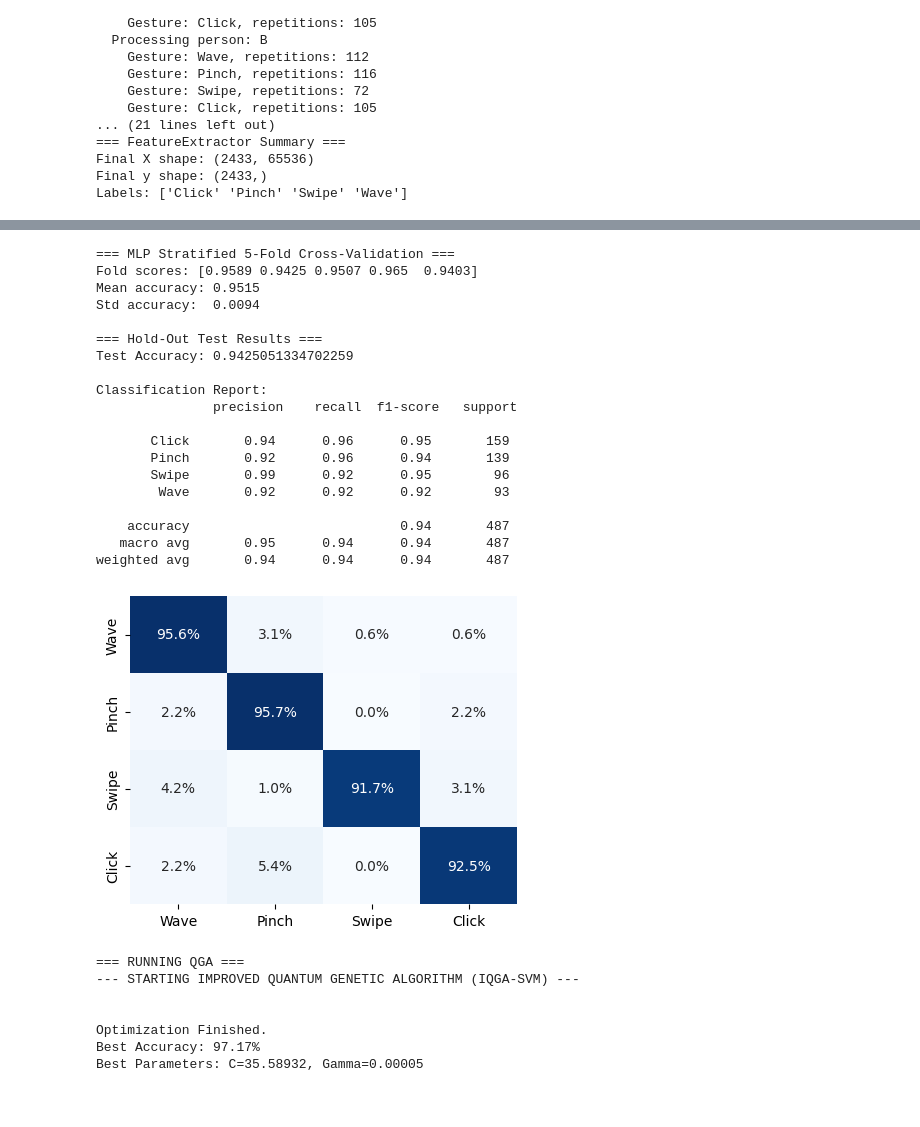
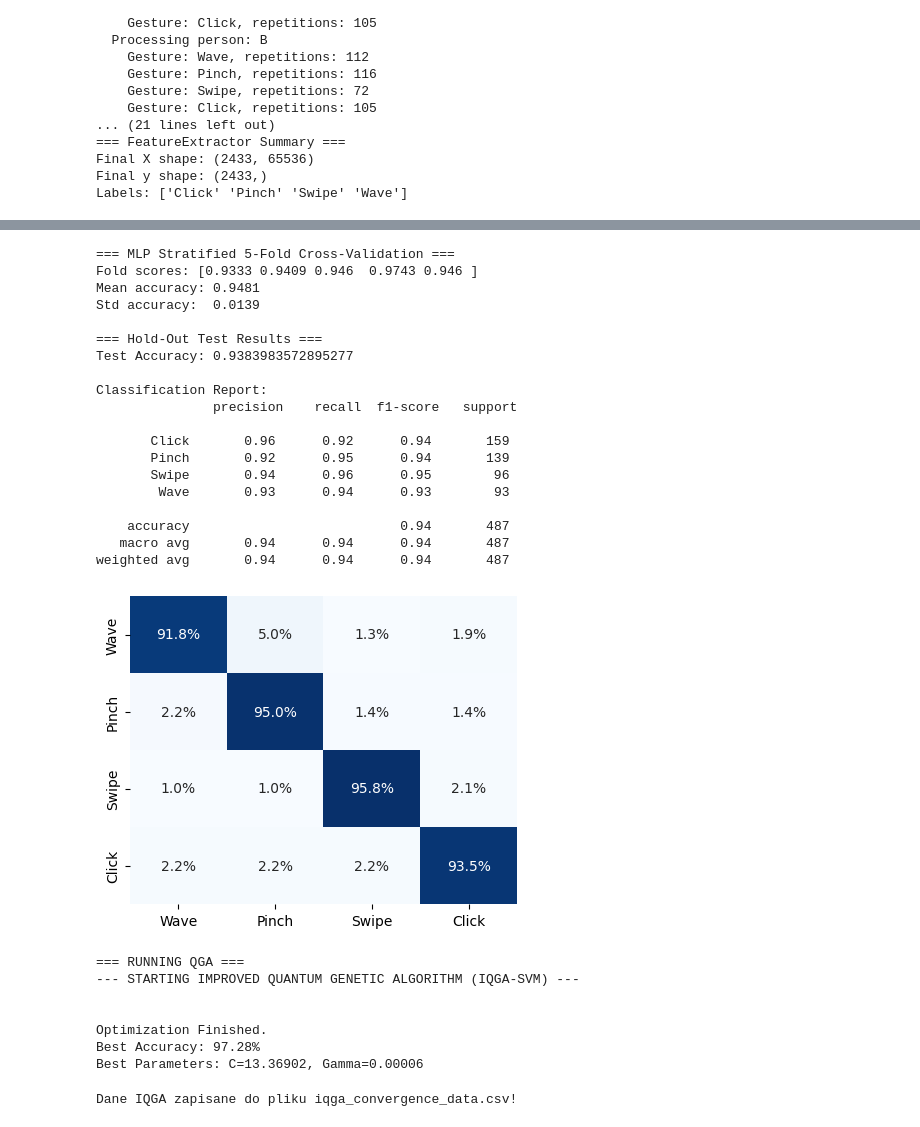
Before and after one commit to Oskar-Nowak/quantum-inspired-kernel-optimization, a Jupyter notebook: notebooks/dopnet_analysis.ipynb, the cells around one changed output, grey strips where cells are left out. Cells and saved outputs as stored; diff of their text form; code cells hidden in the pictures.

```diff
--- a/notebooks/dopnet_analysis.ipynb
+++ b/notebooks/dopnet_analysis.ipynb
@@ -236,6 +284,9 @@ Test accuracy: 0.9651
 # %%
+from sklearn.preprocessing import LabelEncoder
+
 le = LabelEncoder()
-y_enc = le.fit_transform(y)
+y_train_enc = le.fit_transform(y_train)
+y_test_enc = le.transform(y_test)
 
 mlp = MLPClassifier(
     hidden_layer_sizes=(256, 128, 64),
@@ -245,75 +296,70 @@ mlp = MLPClassifier(
     batch_size=32,
     learning_rate_init=1e-3,
     max_iter=300,
-    random_state=42,
     early_stopping=True,
     n_iter_no_change=10,
 )
 
 cv = StratifiedKFold(n_splits=5, shuffle=True, random_state=42)
-cv_scores = cross_val_score(mlp, X_pca, y_enc, cv=cv)
+
+cv_scores = cross_val_score(mlp, X_train_pca, y_train_enc, cv=cv)
 
 print("=== MLP Stratified 5-Fold Cross-Validation ===")
 print("Fold scores:", np.round(cv_scores, 4))
 print("Mean accuracy:", np.round(cv_scores.mean(), 4))
 print("Std accuracy: ", np.round(cv_scores.std(), 4))
 
-X_train, X_test, y_train, y_test = train_test_split(
-    X_pca, y_enc, test_size=0.2, stratify=y_enc, random_state=42
-)
+mlp.fit(X_train_pca, y_train_enc)
 
-mlp.fit(X_train, y_train)
-y_pred = mlp.predict(X_test)
+y_pred_enc = mlp.predict(X_test_pca)
 
-y_test_labels = le.inverse_transform(y_test)
-y_pred_labels = le.inverse_transform(y_pred)
+y_pred = le.inverse_transform(y_pred_enc)
 
 print("\n=== Hold-Out Test Results ===")
-print("Test Accuracy:", accuracy_score(y_test_labels, y_pred_labels))
-print("\nClassification Report:\n", classification_report(y_test_labels, y_pred_labels))
+print("Test Accuracy:", accuracy_score(y_test, y_pred))
+print("\nClassification Report:\n", classification_report(y_test, y_pred))
 
-cm_mlp = confusion_matrix(y_test_labels, y_pred_labels, normalize="true")
+cm_mlp = confusion_matrix(y_test, y_pred, normalize="true")
 
 annot = np.array([[f"{v*100:.1f}%" for v in row] for row in cm_mlp])
 
 plt.figure(figsize=(5,4))
 sns.heatmap(
     cm_mlp,
     annot=annot,
     fmt="",
     cmap="Blues",
     xticklabels=labels,
     yticklabels=labels,
     cbar=False
 )
-#plt.title('MLP - Confusion Matrix')
 plt.savefig('mlp_cm', dpi=300, bbox_inches='tight')
 plt.show()
 # %% [output]
 === MLP Stratified 5-Fold Cross-Validation ===
-Fold scores: [0.9589 0.9425 0.9507 0.965  0.9403]
-Mean accuracy: 0.9515
-Std accuracy:  0.0094
+Fold scores: [0.9333 0.9409 0.946  0.9743 0.946 ]
+Mean accuracy: 0.9481
+Std accuracy:  0.0139
 
 === Hold-Out Test Results ===
-Test Accuracy: 0.9425051334702259
+Test Accuracy: 0.9383983572895277
 
 Classification Report:
                precision    recall  f1-score   support
 
-       Click       0.94      0.96      0.95       159
-       Pinch       0.92      0.96      0.94       139
-       Swipe       0.99      0.92      0.95        96
-        Wave       0.92      0.92      0.92        93
+       Click       0.96      0.92      0.94       159
+       Pinch       0.92      0.95      0.94       139
+       Swipe       0.94      0.96      0.95        96
+        Wave       0.93      0.94      0.93        93
 
     accuracy                           0.94       487
-   macro avg       0.95      0.94      0.94       487
+   macro avg       0.94      0.94      0.94       487
 weighted avg       0.94      0.94      0.94       487
-[figure, old version]
+[figure, new version]
 # %%
 print('=== RUNNING QGA ===')
 qga = QGA(
-    X_train,
+    X_train_pca,
     y_train,
     population_size=20,
     genome_length=20,
@@ -334,8 +380,19 @@ best_C, best_gamma = qga.run()
 
 
 Optimization Finished.
-Best Accuracy: 97.17%
-Best Parameters: C=35.58932, Gamma=0.00005
+Best Accuracy: 97.28%
+Best Parameters: C=13.36902, Gamma=0.00006
+# %%
+import pandas as pd
+
+df_iqga = pd.DataFrame(qga.history)
+
+df_iqga.columns = ['Generation', 'Mean_Fitness', 'Best_Fitness']
+df_iqga.to_csv('iqga_convergence_data.csv', index=False)
+
+print("Dane IQGA zapisane do pliku iqga_convergence_data.csv!")
+# %% [output]
+Dane IQGA zapisane do pliku iqga_convergence_data.csv!
 # %%
 qga.plot_output(save_as_file=True, include_title=False)
 # %% [output]
```
Also changed, not shown: parts of 11 cells of this notebook, 1 other file.
